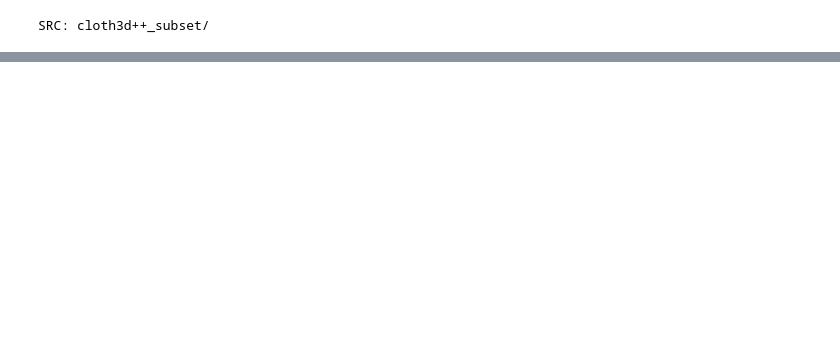
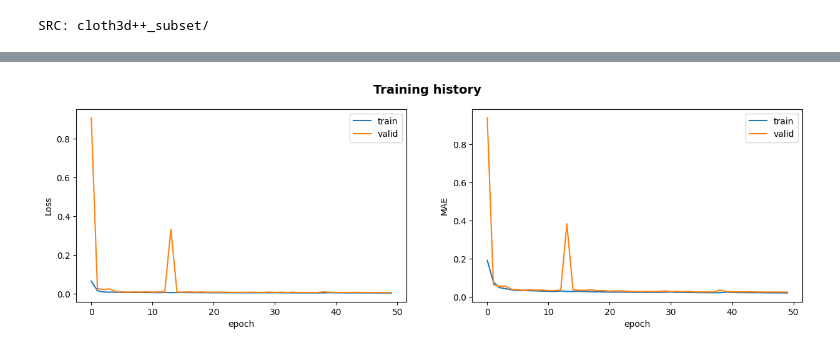
Before and after one commit to UPC-MAI-Master-Projects/OR_DepthEstimation, a Jupyter notebook: transunet_2d.ipynb, the cells around one changed output, grey strips where cells are left out. Saved outputs shown, nothing was run; the diff lists cells and outputs as text; code cells hidden in the pictures; blank space fills up the shorter version.

```diff
--- a/transunet_2d.ipynb
+++ b/transunet_2d.ipynb
@@ -37,8 +37,8 @@ print('SRC:', SRC)
 N_TRAIN = 128
 N_VAL = 16
 
-n_epochs = 20
-batch_size = 2
+n_epochs = 50
+batch_size = 4
 # %% [output]
 SRC: cloth3d++_subset/
 # %%
@@ -204,3 +204,86 @@ class WarmUpCosineDecayScheduler(tf.keras.optimizers.schedules.LearningRateSched
             'total_steps': self.total_steps,
             'warmup_steps': self.warmup_steps
         }
+# %%
+# Parameters
+initial_learning_rate = 1e-5
+target_learning_rate = 1e-2
+verbose = 1
+shuffle = True
+checkpoint = './best_model.h5'
+
+
+
+train_dg = TFRecordDataHandler('train.tfrecords', batch_size=batch_size, shuffle=shuffle, augment=True).load_dataset()
+validation_dg = TFRecordDataHandler('validation.tfrecords', batch_size=batch_size, shuffle=shuffle, augment=False).load_dataset()
+print('Number of data used to train:')
+print(len(list(train_dg))* batch_size)
+print('')
+
+for x, y in train_dg.take(1):
+    print("Input shape:", x.shape)  # Should be (batch_size, height, width, channels)
+    print("Label shape:", y.shape)  # Should be (batch_size, ...) depending on your task
+
+
+total_steps = len(list(train_dg)) * n_epochs
+
+
+for wu_ratio in [0.1]:
+
+    warmup_steps = int(wu_ratio * total_steps)
+
+    experiment_name = f'lr_decay_{initial_learning_rate}_{target_learning_rate}_wu_ratio_{wu_ratio}_transunet_2d_bs_{batch_size}'
+
+    tensorboard_callback = tf.keras.callbacks.TensorBoard(log_dir=os.path.join('./logs_TransUnet', experiment_name))
+
+
+    # Create the learning rate schedule
+    lr_schedule = WarmUpCosineDecayScheduler(
+        initial_learning_rate=initial_learning_rate,
+        target_learning_rate=target_learning_rate,
+        total_steps=total_steps,
+        warmup_steps=warmup_steps
+    )
+
+    # Define the optimizer with the custom learning rate schedule
+    optimizer = tf.keras.optimizers.Adam(learning_rate=lr_schedule)
+
+
+    model = models.transunet_2d((256, 256, 3), [64, 128, 256, 512, 1024], n_labels=1,
+                            stack_num_down=2, stack_num_up=1,
+                            activation='GELU', output_activation='Sigmoid',
+                            batch_norm=True, pool='max', unpool=False, name='transunet_2d', embed_dim=100, num_heads=4)
+
+    print('Learning rate:', initial_learning_rate)
+    # defining the optimizer
+    model.compile(optimizer, loss=tf.keras.losses.MeanSquaredError(), metrics=['mae'])
+
+    # es = tf.keras.callbacks.EarlyStopping(monitor='val_mae', patience=3)
+
+    # saving the best model based on val_loss
+    # mc = tf.keras.callbacks.ModelCheckpoint(checkpoint, monitor='val_mae', mode='min', save_best_only=True, save_freq=5)
+
+    # training the model and saving the history
+    history = model.fit(train_dg, validation_data=validation_dg, epochs=n_epochs, verbose=verbose, workers=4, use_multiprocessing=True,
+                        callbacks=[tensorboard_callback])
+
+    # Plot and write the history
+    if not os.path.exists(experiment_name):
+        os.makedirs(experiment_name)
+    filename = os.path.join(experiment_name, 'train_history.jpg')
+    visualize_hist(history, show=True, filename=filename)
+
+    #with open('train_history_lr_'+str(lr)+'.pkl', 'wb') as handle:
+    #    pickle.dump(history.history, handle, protocol=pickle.HIGHEST_PROTOCOL)
+    # Get the best validation loss and the epoch
+
+    best_val_loss = min(history.history['val_loss'])
+    best_epoch = history.history['val_loss'].index(best_val_loss)
+    # d_lr[lr] = (best_val_loss, best_epoch)
+    print('Best validation loss:', best_val_loss, 'at epoch', best_epoch)
+
+    # Clear gpu memory
+    del model
+    gc.collect()
+    tf.keras.backend.clear_session()
+# %% [output]
@@ -206,0 +307 @@ class WarmUpCosineDecayScheduler(tf.keras.optimizers.schedules.LearningRateSched
+[figure, added]
```
Also changed, not shown: parts of 2 cells of this notebook, 9 other files.
